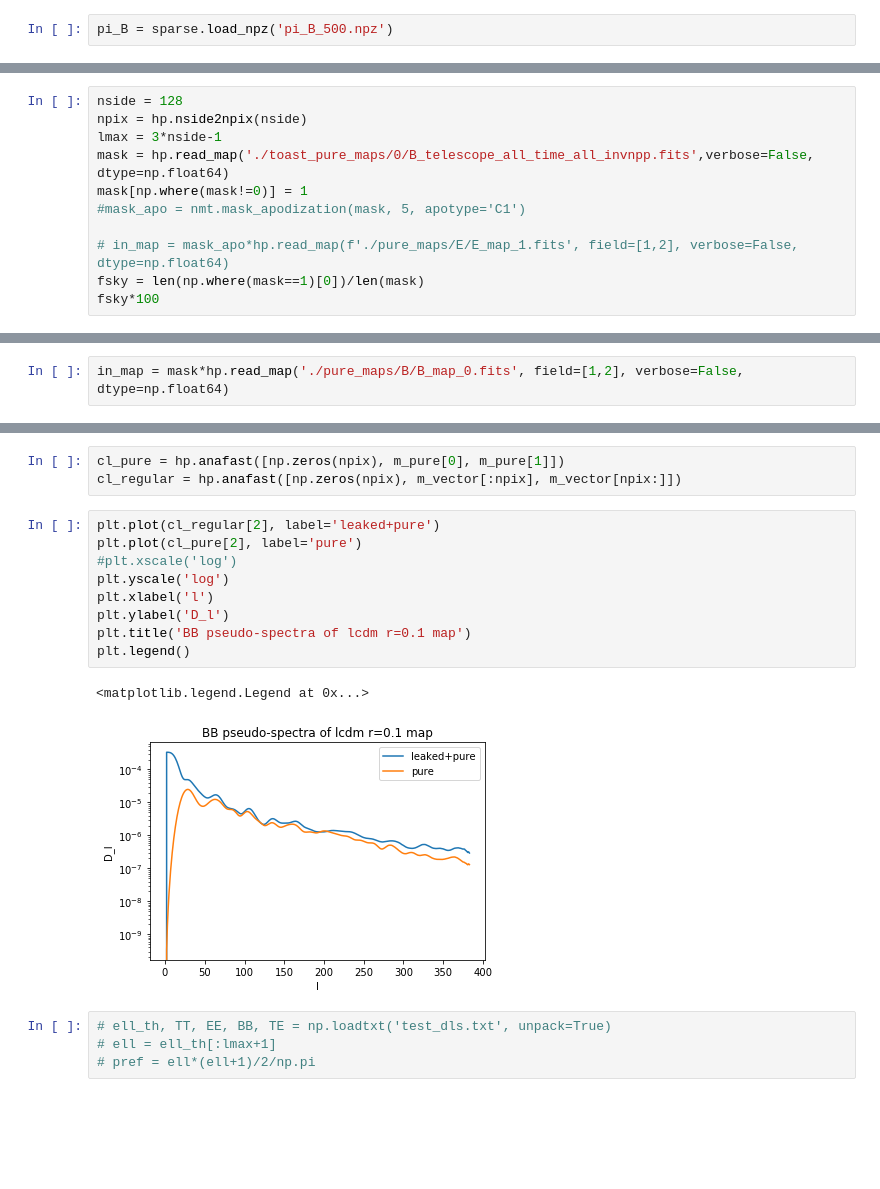
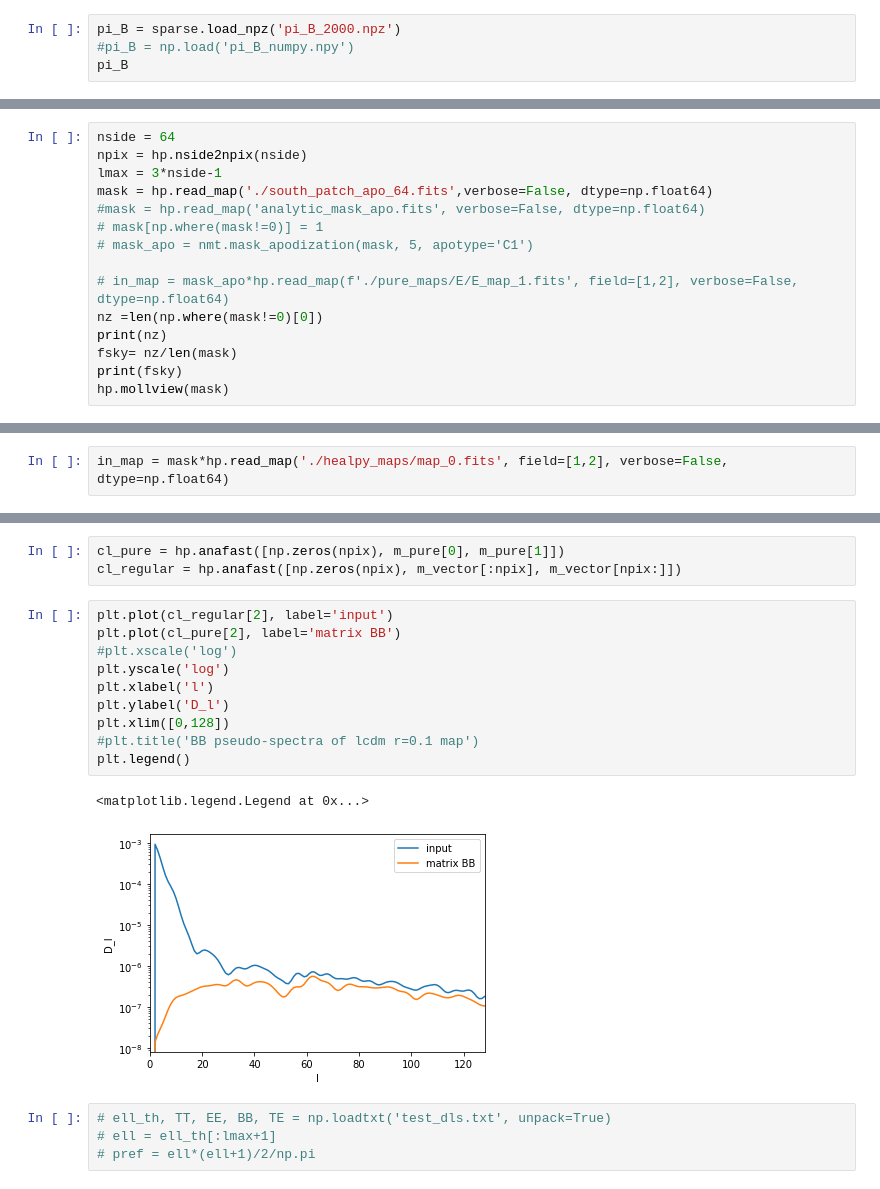
Before and after one commit to catyz/matrix, a Jupyter notebook: purification.ipynb, the cells around one changed output, grey strips where cells are left out. Saved outputs shown, nothing was run; the diff lists cells and outputs as text; blank space fills up the shorter version.

```diff
--- a/purification.ipynb
+++ b/purification.ipynb
@@ -5,4 +5,6 @@ import healpy as hp
 #import pymaster as nmt
 import scipy.sparse as sparse
 # %%
-pi_B = sparse.load_npz('pi_B_500.npz')
+pi_B = sparse.load_npz('pi_B_2000.npz')
+#pi_B = np.load('pi_B_numpy.npy')
+pi_B
@@ -9,12 +14,16 @@ pi_B = sparse.load_npz('pi_B_500.npz')
 # %%
-nside = 128
+nside = 64
 npix = hp.nside2npix(nside)
 lmax = 3*nside-1
-mask = hp.read_map('./toast_pure_maps/0/B_telescope_all_time_all_invnpp.fits',verbose=False, dtype=np.float64)
-mask[np.where(mask!=0)] = 1
-#mask_apo = nmt.mask_apodization(mask, 5, apotype='C1')
+mask = hp.read_map('./south_patch_apo_64.fits',verbose=False, dtype=np.float64)
+#mask = hp.read_map('analytic_mask_apo.fits', verbose=False, dtype=np.float64)
+# mask[np.where(mask!=0)] = 1
+# mask_apo = nmt.mask_apodization(mask, 5, apotype='C1')
 
 # in_map = mask_apo*hp.read_map(f'./pure_maps/E/E_map_1.fits', field=[1,2], verbose=False, dtype=np.float64)
-fsky = len(np.where(mask==1)[0])/len(mask)
-fsky*100
+nz =len(np.where(mask!=0)[0])
+print(nz)
+fsky= nz/len(mask)
+print(fsky)
+hp.mollview(mask)
 # %% [output]
@@ -22,5 +33,5 @@ fsky*100
 # %%
-in_map = mask*hp.read_map('./pure_maps/B/B_map_0.fits', field=[1,2], verbose=False, dtype=np.float64)
+in_map = mask*hp.read_map('./healpy_maps/map_0.fits', field=[1,2], verbose=False, dtype=np.float64)
 # %%
 m_vector = np.concatenate(in_map)
 #remove_nans(m_vector)
@@ -45,17 +56,18 @@ hp.gnomview(m_pure[0], rot=(lon, lat), xsize=800, reso=5,)# min=-5.11, max=4.6)
 cl_pure = hp.anafast([np.zeros(npix), m_pure[0], m_pure[1]])
 cl_regular = hp.anafast([np.zeros(npix), m_vector[:npix], m_vector[npix:]])
 # %%
-plt.plot(cl_regular[2], label='leaked+pure')
-plt.plot(cl_pure[2], label='pure')
+plt.plot(cl_regular[2], label='input')
+plt.plot(cl_pure[2], label='matrix BB')
 #plt.xscale('log')
 plt.yscale('log')
 plt.xlabel('l')
 plt.ylabel('D_l')
-plt.title('BB pseudo-spectra of lcdm r=0.1 map')
+plt.xlim([0,128])
+#plt.title('BB pseudo-spectra of lcdm r=0.1 map')
 plt.legend()
 # %% [output]
 <matplotlib.legend.Legend at 0x...>
-[figure, old version]
+[figure, new version]
 # %%
 # ell_th, TT, EE, BB, TE = np.loadtxt('test_dls.txt', unpack=True)
 # ell = ell_th[:lmax+1]
```
Also changed, not shown: parts of 4 cells of this notebook, 18 other files.
